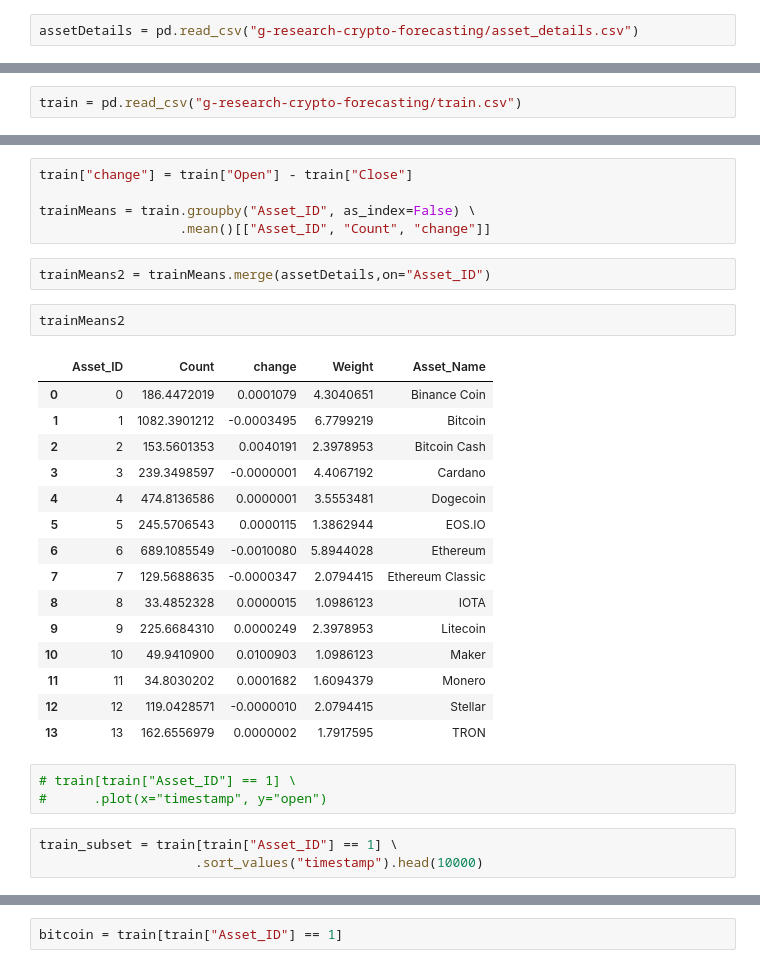
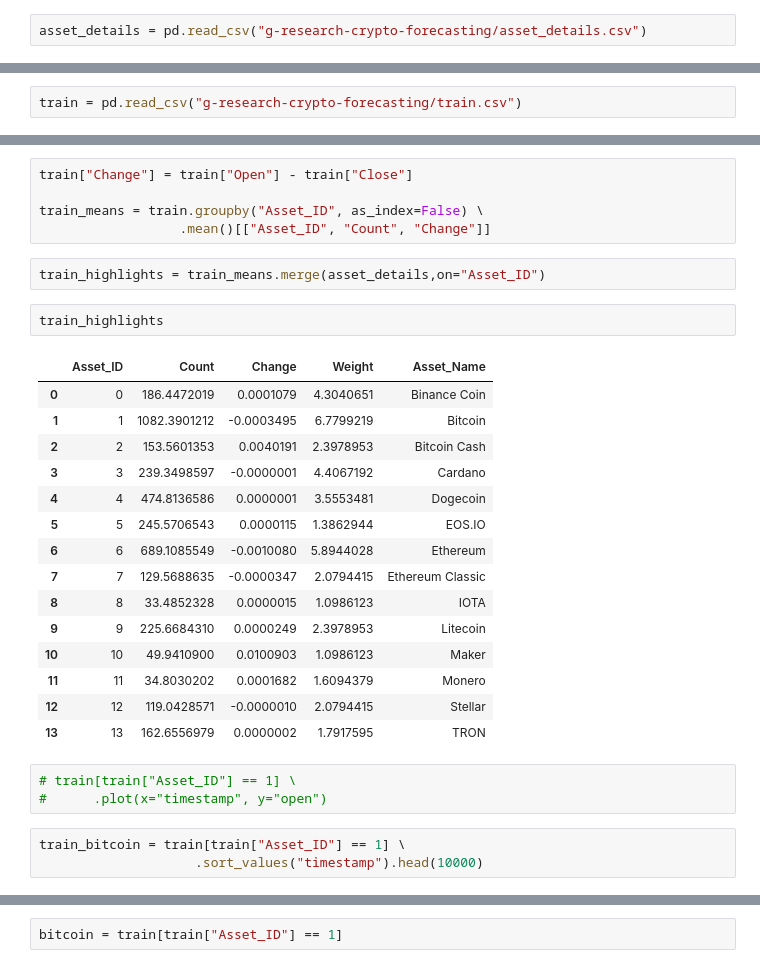
Before and after one commit to philhteoma/CryptoKaggle, a Jupyter notebook: DataExploration.ipynb, the cells around one changed output, grey strips where cells are left out. Cells and saved outputs as stored; diff of their text form.

```diff
--- a/DataExploration.ipynb
+++ b/DataExploration.ipynb
@@ -3,5 +3,5 @@ import pandas as pd
 # %%
 pd.set_option('display.float_format', lambda x: '%.7f' % x)
 # %%
-assetDetails = pd.read_csv("g-research-crypto-forecasting/asset_details.csv")
+asset_details = pd.read_csv("g-research-crypto-forecasting/asset_details.csv")
 # %%
@@ -27,31 +27,31 @@ train.head()
 # %%
-train["change"] = train["Open"] - train["Close"]
+train["Change"] = train["Open"] - train["Close"]
 
-trainMeans = train.groupby("Asset_ID", as_index=False) \
-                  .mean()[["Asset_ID", "Count", "change"]]
+train_means = train.groupby("Asset_ID", as_index=False) \
+                  .mean()[["Asset_ID", "Count", "Change"]]
 # %%
-trainMeans2 = trainMeans.merge(assetDetails,on="Asset_ID")
+train_highlights = train_means.merge(asset_details,on="Asset_ID")
-# %%
-trainMeans2
-# %% [output]
-|  | Asset_ID | Count | change | Weight | Asset_Name |
-| 0 | 0 | 186.4472019 | 0.0001079 | 4.3040651 | Binance Coin |
-| 1 | 1 | 1082.3901212 | -0.0003495 | 6.7799219 | Bitcoin |
-| 2 | 2 | 153.5601353 | 0.0040191 | 2.3978953 | Bitcoin Cash |
-| 3 | 3 | 239.3498597 | -0.0000001 | 4.4067192 | Cardano |
-| 4 | 4 | 474.8136586 | 0.0000001 | 3.5553481 | Dogecoin |
-| 5 | 5 | 245.5706543 | 0.0000115 | 1.3862944 | EOS.IO |
-| 6 | 6 | 689.1085549 | -0.0010080 | 5.8944028 | Ethereum |
-| 7 | 7 | 129.5688635 | -0.0000347 | 2.0794415 | Ethereum Classic |
-| 8 | 8 | 33.4852328 | 0.0000015 | 1.0986123 | IOTA |
-| 9 | 9 | 225.6684310 | 0.0000249 | 2.3978953 | Litecoin |
-| 10 | 10 | 49.9410900 | 0.0100903 | 1.0986123 | Maker |
-| 11 | 11 | 34.8030202 | 0.0001682 | 1.6094379 | Monero |
-| 12 | 12 | 119.0428571 | -0.0000010 | 2.0794415 | Stellar |
-| 13 | 13 | 162.6556979 | 0.0000002 | 1.7917595 | TRON |
+# %%
+train_highlights
+# %% [output]
+|  | Asset_ID | Count | Change | Weight | Asset_Name |
+| 0 | 0 | 186.4472019 | 0.0001079 | 4.3040651 | Binance Coin |
+| 1 | 1 | 1082.3901212 | -0.0003495 | 6.7799219 | Bitcoin |
+| 2 | 2 | 153.5601353 | 0.0040191 | 2.3978953 | Bitcoin Cash |
+| 3 | 3 | 239.3498597 | -0.0000001 | 4.4067192 | Cardano |
+| 4 | 4 | 474.8136586 | 0.0000001 | 3.5553481 | Dogecoin |
+| 5 | 5 | 245.5706543 | 0.0000115 | 1.3862944 | EOS.IO |
+| 6 | 6 | 689.1085549 | -0.0010080 | 5.8944028 | Ethereum |
+| 7 | 7 | 129.5688635 | -0.0000347 | 2.0794415 | Ethereum Classic |
+| 8 | 8 | 33.4852328 | 0.0000015 | 1.0986123 | IOTA |
+| 9 | 9 | 225.6684310 | 0.0000249 | 2.3978953 | Litecoin |
+| 10 | 10 | 49.9410900 | 0.0100903 | 1.0986123 | Maker |
+| 11 | 11 | 34.8030202 | 0.0001682 | 1.6094379 | Monero |
+| 12 | 12 | 119.0428571 | -0.0000010 | 2.0794415 | Stellar |
+| 13 | 13 | 162.6556979 | 0.0000002 | 1.7917595 | TRON |
 # %%
 # train[train["Asset_ID"] == 1] \
 #      .plot(x="timestamp", y="open")
 # %%
-train_subset = train[train["Asset_ID"] == 1] \
+train_bitcoin = train[train["Asset_ID"] == 1] \
                     .sort_values("timestamp").head(10000)
```
Also changed, not shown: parts of 6 cells of this notebook.
